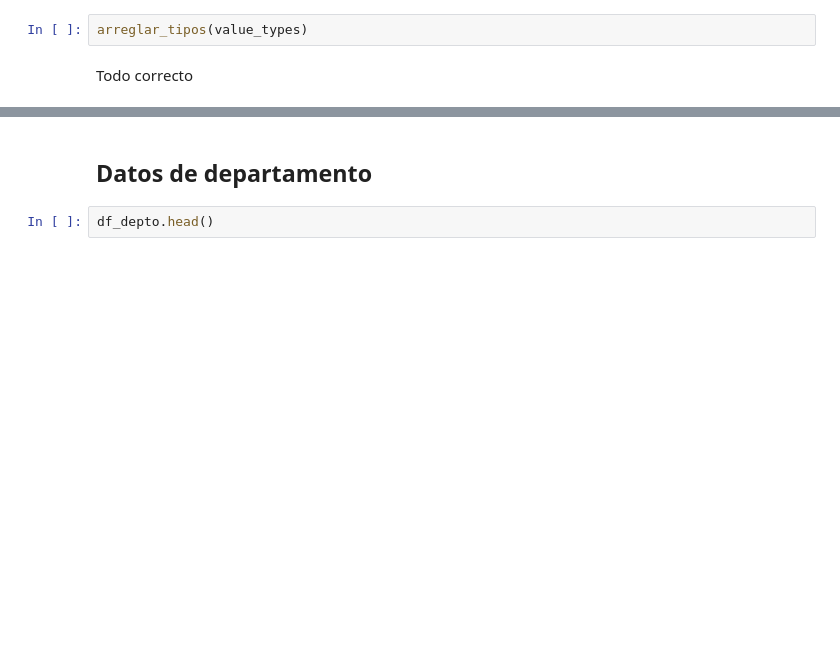
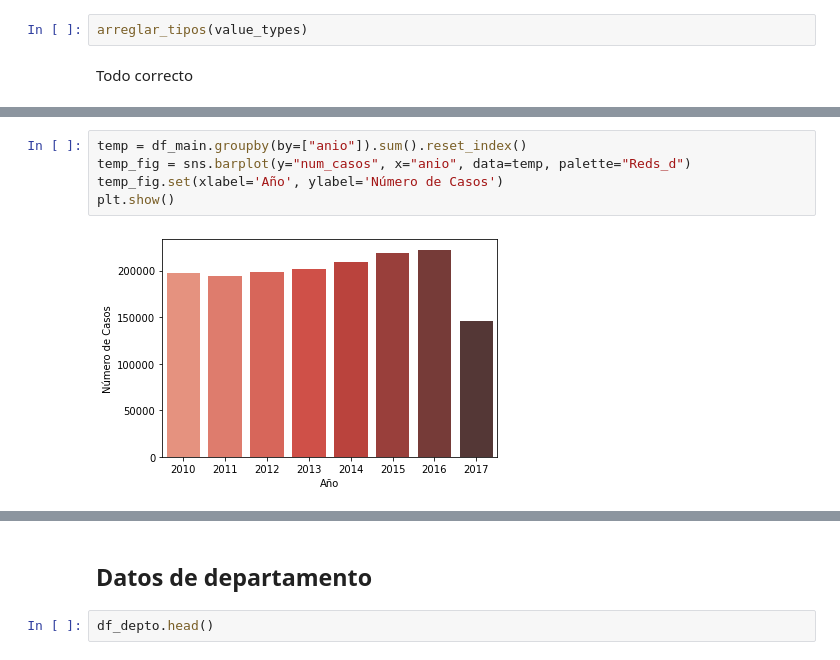
Before and after one commit to Repositorios-ISIS/ISIS-3301-P2, a Jupyter notebook: data/Perfilamiento y Limpieza.ipynb, the cells around one changed output, grey strips where cells are left out. Drawn from its saved outputs; the diff is of its cells as text; blank space fills up the shorter version.

```diff
--- a/data/Perfilamiento y Limpieza.ipynb
+++ b/data/Perfilamiento y Limpieza.ipynb
@@ -104,0 +113,7 @@ Todo correcto
+# %%
+temp = df_main.groupby(by=["anio"]).sum().reset_index()
+temp_fig = sns.barplot(y="num_casos", x="anio", data=temp, palette="Reds_d")
+temp_fig.set(xlabel='Año', ylabel='Número de Casos')
+plt.show()
+# %% [output]
+[figure, added]
```
Also changed, not shown: parts of 16 cells of this notebook, 11 other files.
